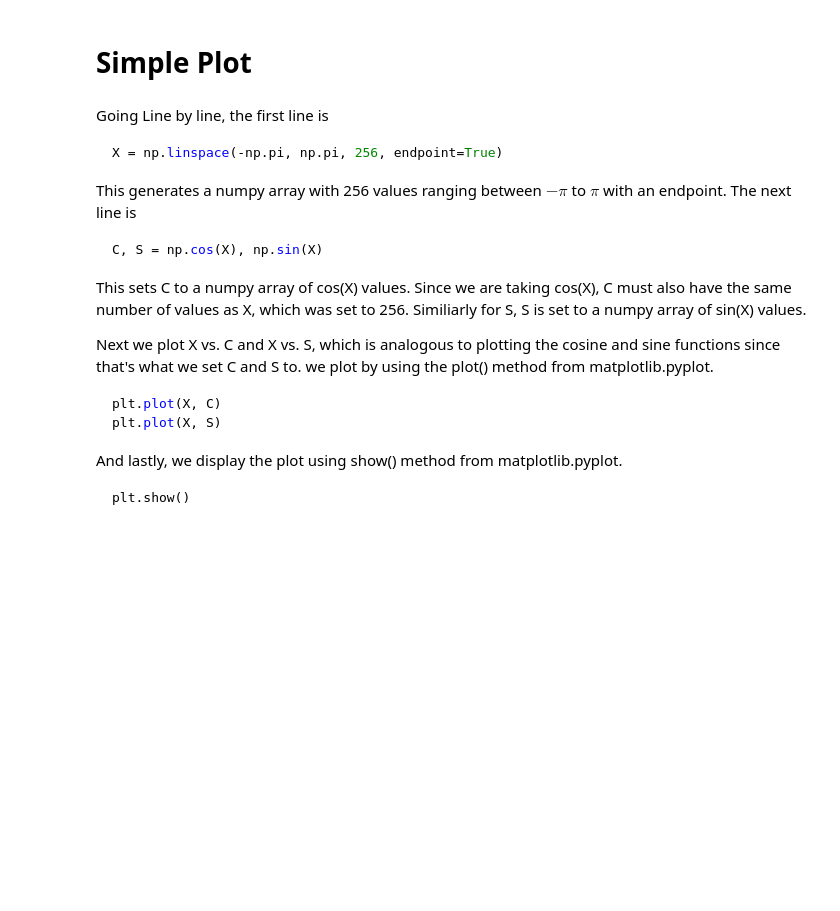
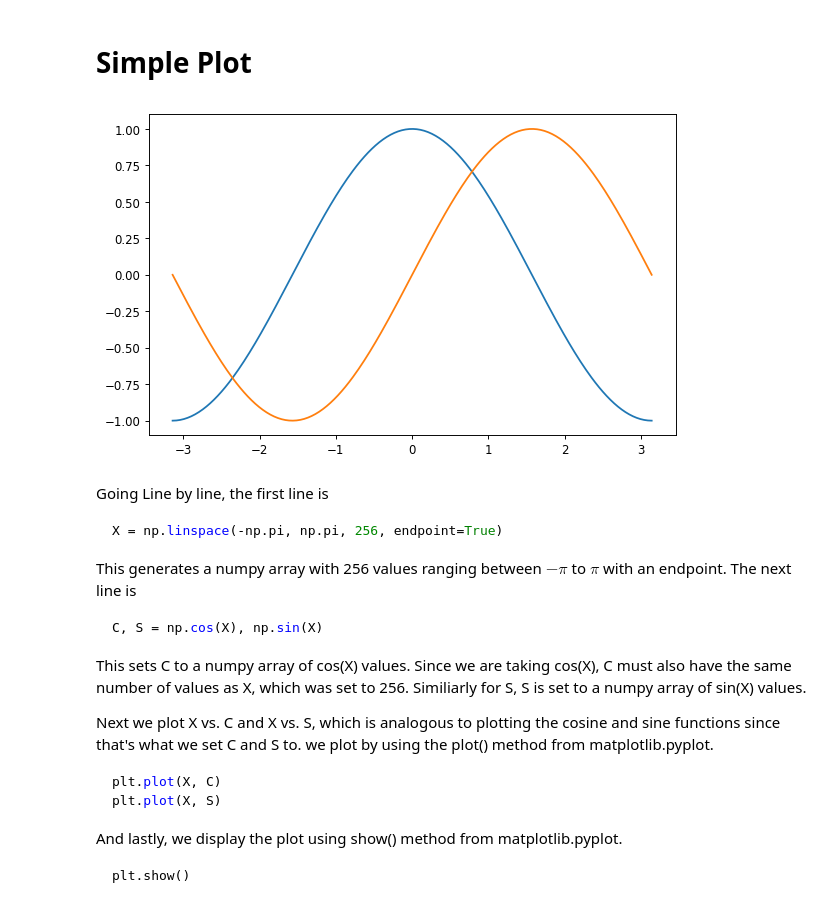
Before and after one commit to chapman-cs510-2017f/cw-07-cw05-tim-evan, a Jupyter notebook: matplotlib-tutorial.ipynb, the cells around one changed output. Drawn from its saved outputs; the diff is of its cells as text; code cells hidden in the pictures; blank space fills up the shorter version.

````diff
--- a/matplotlib-tutorial.ipynb
+++ b/matplotlib-tutorial.ipynb
@@ -4,13 +4,18 @@ import numpy as np
 # %% [markdown]
 # Simple Plot #
 # %%
+plt.figure(figsize=(8, 5), dpi=85)
+plt.subplot(111)
+
 X = np.linspace(-np.pi, np.pi, 256, endpoint=True)
 C, S = np.cos(X), np.sin(X)
 
 plt.plot(X, C)
 plt.plot(X, S)
 
 plt.show()
+# %% [output]
+[figure, added]
 # %% [markdown]
 Going Line by line, the first line is
 ```python
````
Also changed, not shown: parts of 5 cells of this notebook.
